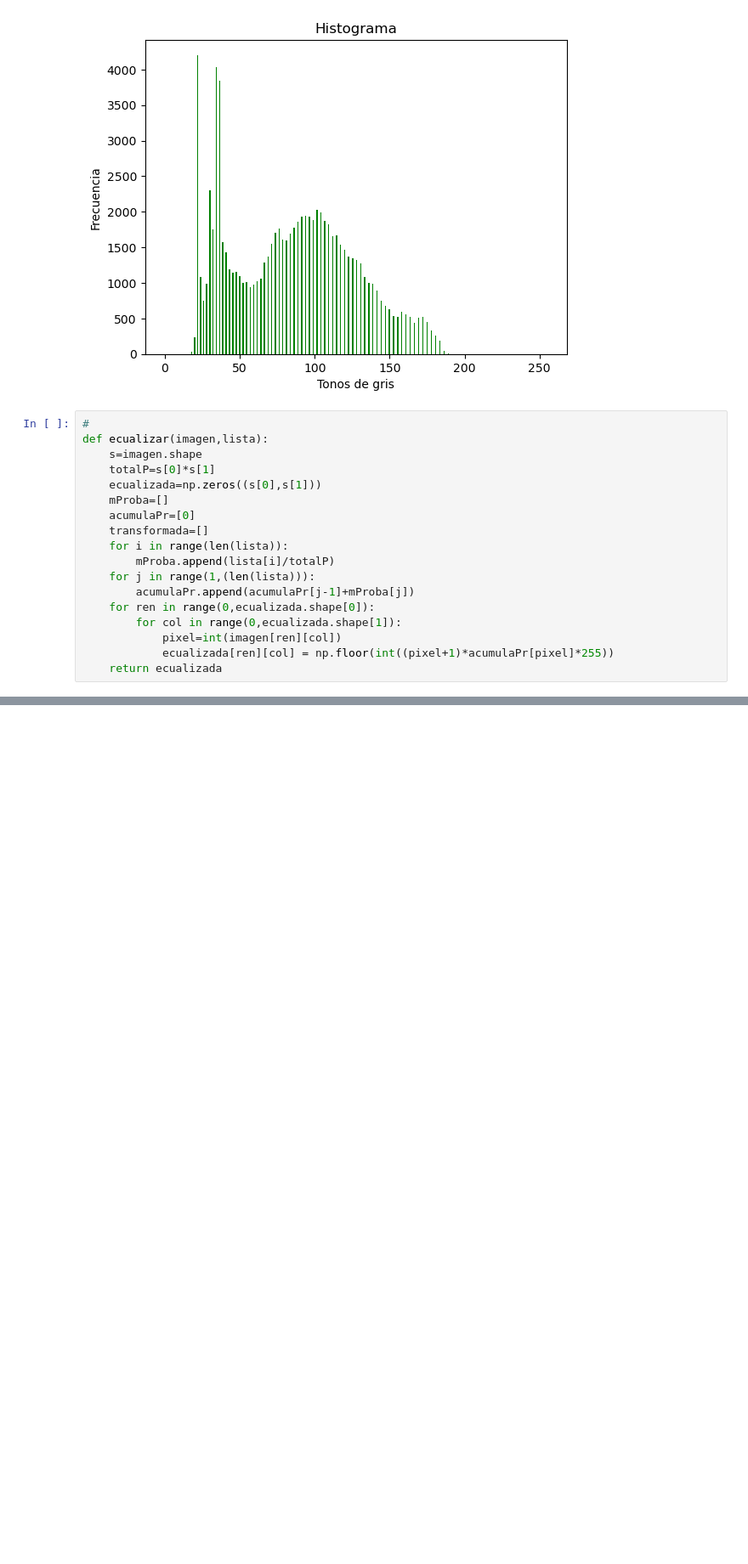
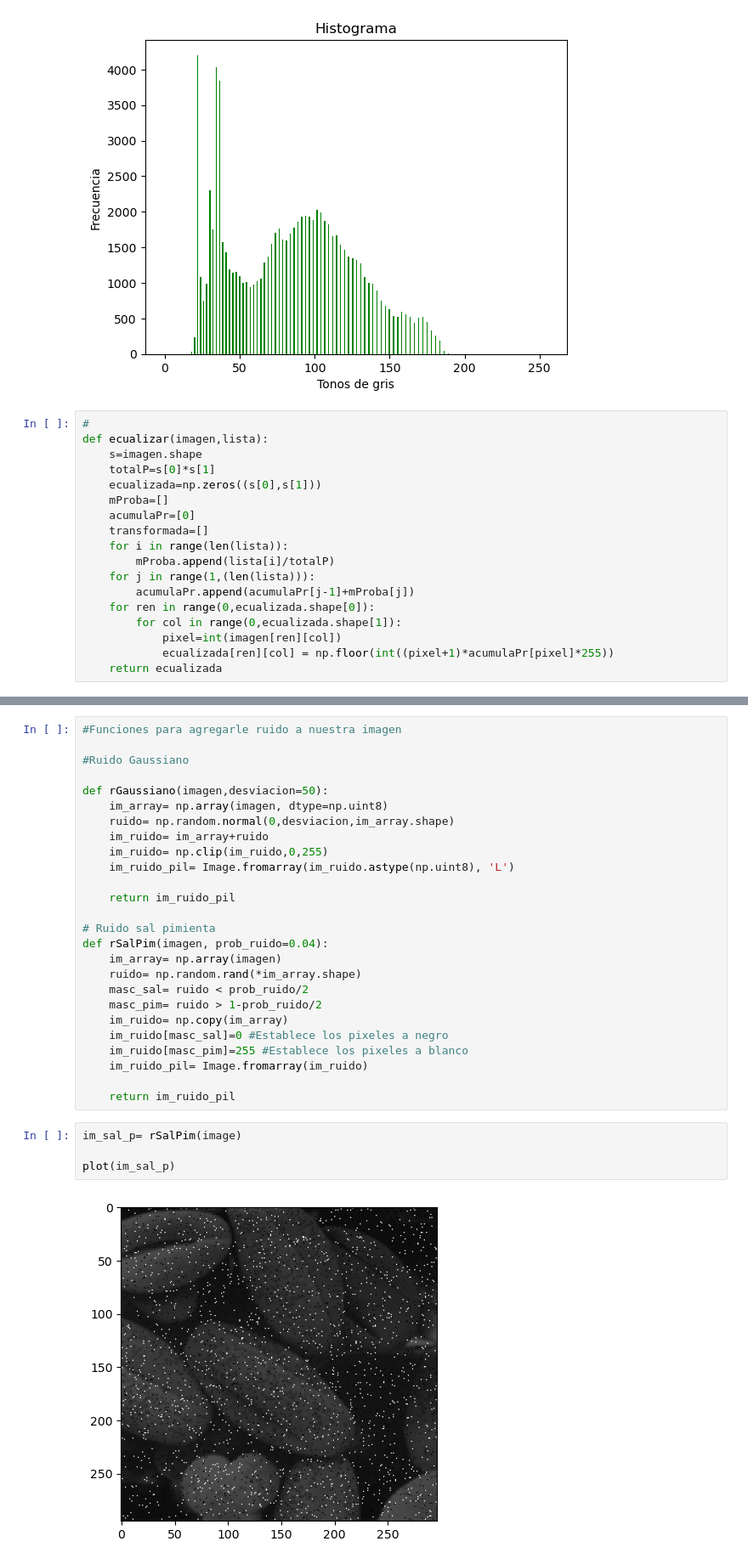
Before and after one commit to DexenRoss/PDI, a Jupyter notebook: Practica3/Practica3.ipynb, the cells around one changed output, grey strips where cells are left out. Shown at 85% size. Drawn from its saved outputs; the diff is of its cells as text; blank space fills up the shorter version.

```diff
--- a/Practica3/Practica3.ipynb
+++ b/Practica3/Practica3.ipynb
@@ -148,2 +142,34 @@ plot_histograma(dicEc)
 [figure]
 [figure]
+# %%
+#Funciones para agregarle ruido a nuestra imagen
+
+#Ruido Gaussiano
+
+def rGaussiano(imagen,desviacion=50):
+    im_array= np.array(imagen, dtype=np.uint8)
+    ruido= np.random.normal(0,desviacion,im_array.shape)
+    im_ruido= im_array+ruido
+    im_ruido= np.clip(im_ruido,0,255)
+    im_ruido_pil= Image.fromarray(im_ruido.astype(np.uint8), 'L')
+
+    return im_ruido_pil
+
+# Ruido sal pimienta
+def rSalPim(imagen, prob_ruido=0.04):
+    im_array= np.array(imagen)
+    ruido= np.random.rand(*im_array.shape)
+    masc_sal= ruido < prob_ruido/2
+    masc_pim= ruido > 1-prob_ruido/2
+    im_ruido= np.copy(im_array)
+    im_ruido[masc_sal]=0 #Establece los pixeles a negro
+    im_ruido[masc_pim]=255 #Establece los pixeles a blanco
+    im_ruido_pil= Image.fromarray(im_ruido)
+
+    return im_ruido_pil
+# %%
+im_sal_p= rSalPim(image)
+
+plot(im_sal_p)
+# %% [output]
+[figure, added]
```
Also changed, not shown: parts of 11 cells of this notebook.
